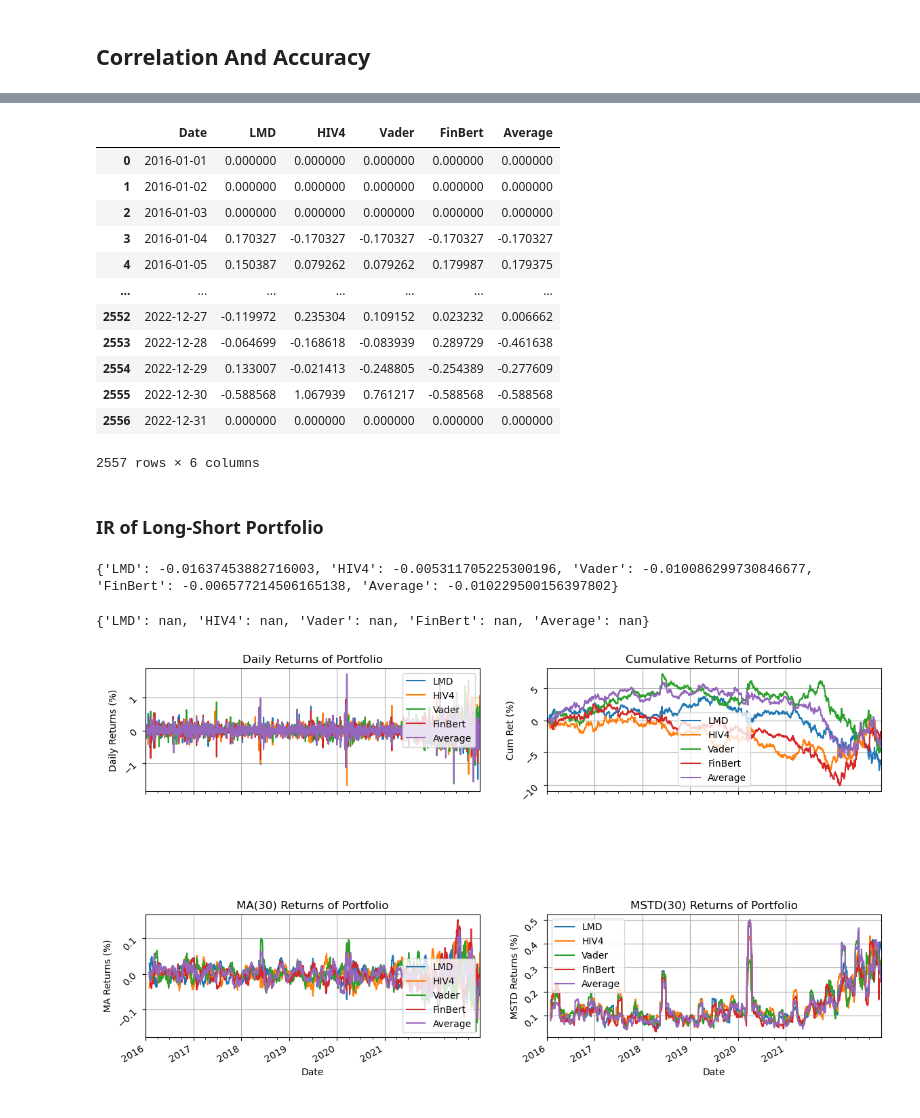
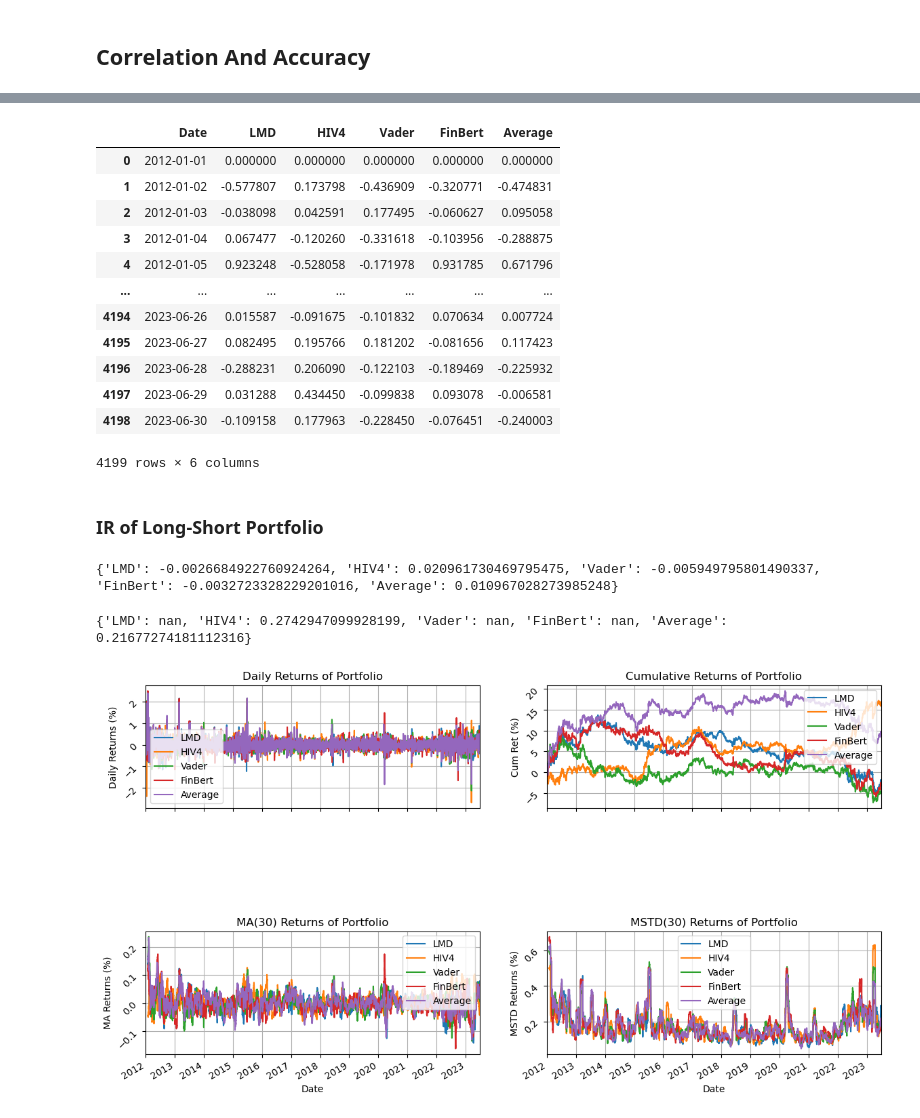
Before and after one commit to whshw/ContextualSentimentInvestmentTool, a Jupyter notebook: Part 4 PortfolioConstruction/PortfolioConstruction_baseline.ipynb, the cells around one changed output, grey strips where cells are left out. Drawn from its saved outputs; the diff is of its cells as text; code cells hidden in the pictures.

```diff
--- a/Part 4 PortfolioConstruction/PortfolioConstruction_baseline.ipynb
+++ b/Part 4 PortfolioConstruction/PortfolioConstruction_baseline.ipynb
@@ -5,16 +5,18 @@ import matplotlib.pyplot as plt
 import portfolio_construction_functions as pc
 # %%
 # 导入情感数据
-path_Reuter = '../Data/Sentiment_Scores/Merged Sentiment Reuters.csv'
+path_Reuters = '../Data/Sentiment_Scores/Merged Sentiment Reuters.csv'
 path_MW = '../Data/Sentiment_Scores/Merged Sentiment MW.csv'
 path_CNN = '../Data/Sentiment_Scores/Merged Sentiment CNN.csv'
+path_TG = '../Data/Sentiment_Scores/Merged Sentiment TG.csv'
 
-df_Reuters_sentiment = pd.read_csv(path_Reuter)
+df_Reuters_sentiment = pd.read_csv(path_Reuters)
 df_MW_sentiment = pd.read_csv(path_MW)
 df_CNN_sentiment = pd.read_csv(path_CNN)
+df_TG_sentiment = pd.read_csv(path_TG)
 
 # 拼接两个网站的情感分数
-df_sentiment = [df_MW_sentiment, df_Reuters_sentiment, df_CNN_sentiment]
+df_sentiment = [df_MW_sentiment, df_Reuters_sentiment, df_CNN_sentiment, df_TG_sentiment]
 # df_sentiment = [df_MW_sentiment]
 # df_sentiment = [df_Reuters_sentiment]
 df_sentiment = pd.concat(df_sentiment)
@@ -40,6 +42,6 @@ df_sentiment.head()
 # %%
 # 导入收益率数据
-df_return = pd.read_csv('../Data/daily_return.csv')
+df_return = pd.read_csv('../Data/daily_return_modified.csv')
 
 # 展示数据
 df_return.head()
@@ -61,7 +63,7 @@ df_sentiment['Date'] = pd.to_datetime(df_sentiment['Date'], format='%Y-%m-%d')
 df_return['Date'] = pd.to_datetime(df_return['Date'], format='%Y-%m-%d')
 
 # 生成日期范围
-all_dates = pd.date_range(start='2016-01-01', end='2022-12-31').tolist()
+all_dates = pd.date_range(start='2012-01-01', end='2023-06-30').tolist()
 df_return = df_return[df_return['Date'].isin(all_dates)]
 df_sentiment = df_sentiment[df_sentiment['Date'].isin(all_dates)]
 
@@ -152,33 +154,33 @@ new_portfolio_25.rename(columns={'index': 'Date'}, inplace=True)
 new_portfolio_25
 # %% [output]
 |  | Date | LMD | HIV4 | Vader | FinBert | Average |
-| 0 | 2016-01-01 | 0.000000 | 0.000000 | 0.000000 | 0.000000 | 0.000000 |
-| 1 | 2016-01-02 | 0.000000 | 0.000000 | 0.000000 | 0.000000 | 0.000000 |
-| 2 | 2016-01-03 | 0.000000 | 0.000000 | 0.000000 | 0.000000 | 0.000000 |
-| 3 | 2016-01-04 | 0.170327 | -0.170327 | -0.170327 | -0.170327 | -0.170327 |
-| 4 | 2016-01-05 | 0.150387 | 0.079262 | 0.079262 | 0.179987 | 0.179375 |
+| 0 | 2012-01-01 | 0.000000 | 0.000000 | 0.000000 | 0.000000 | 0.000000 |
+| 1 | 2012-01-02 | -0.577807 | 0.173798 | -0.436909 | -0.320771 | -0.474831 |
+| 2 | 2012-01-03 | -0.038098 | 0.042591 | 0.177495 | -0.060627 | 0.095058 |
+| 3 | 2012-01-04 | 0.067477 | -0.120260 | -0.331618 | -0.103956 | -0.288875 |
+| 4 | 2012-01-05 | 0.923248 | -0.528058 | -0.171978 | 0.931785 | 0.671796 |
 | ... | ... | ... | ... | ... | ... | ... |
-| 2552 | 2022-12-27 | -0.119972 | 0.235304 | 0.109152 | 0.023232 | 0.006662 |
-| 2553 | 2022-12-28 | -0.064699 | -0.168618 | -0.083939 | 0.289729 | -0.461638 |
-| 2554 | 2022-12-29 | 0.133007 | -0.021413 | -0.248805 | -0.254389 | -0.277609 |
-| 2555 | 2022-12-30 | -0.588568 | 1.067939 | 0.761217 | -0.588568 | -0.588568 |
-| 2556 | 2022-12-31 | 0.000000 | 0.000000 | 0.000000 | 0.000000 | 0.000000 |
+| 4194 | 2023-06-26 | 0.015587 | -0.091675 | -0.101832 | 0.070634 | 0.007724 |
+| 4195 | 2023-06-27 | 0.082495 | 0.195766 | 0.181202 | -0.081656 | 0.117423 |
+| 4196 | 2023-06-28 | -0.288231 | 0.206090 | -0.122103 | -0.189469 | -0.225932 |
+| 4197 | 2023-06-29 | 0.031288 | 0.434450 | -0.099838 | 0.093078 | -0.006581 |
+| 4198 | 2023-06-30 | -0.109158 | 0.177963 | -0.228450 | -0.076451 | -0.240003 |
-2557 rows × 6 columns
+4199 rows × 6 columns
 # %% [markdown]
 ### IR of Long-Short Portfolio
 # %%
 IR_values = pc.compute_information_ratio(new_portfolio_25, strategies)
 print(IR_values)
 # %% [output]
-{'LMD': -0.01637453882716003, 'HIV4': -0.005311705225300196, 'Vader': -0.010086299730846677, 'FinBert': -0.006577214506165138, 'Average': -0.010229500156397802}
+{'LMD': -0.0026684922760924264, 'HIV4': 0.020961730469795475, 'Vader': -0.005949795801490337, 'FinBert': -0.0032723328229201016, 'Average': 0.010967028273985248}
 # %%
 # 计算年化收益率
 annualized_ret = pc.compute_annualized_return(new_portfolio_25, strategies)
 print(annualized_ret)
 # %% [output]
-{'LMD': nan, 'HIV4': nan, 'Vader': nan, 'FinBert': nan, 'Average': nan}
+{'LMD': nan, 'HIV4': 0.2742947099928199, 'Vader': nan, 'FinBert': nan, 'Average': 0.21677274181112316}
 # %%
-pc.plot_portfolio_summary(new_portfolio_25, start_date='2016-01-01', end_date='2022-12-31')
+pc.plot_portfolio_summary(new_portfolio_25, start_date='2012-01-01', end_date='2023-06-30')
 plt.show()
 # %% [output]
-[figure, old version]
+[figure, new version]
```
Also changed, not shown: parts of 12 cells of this notebook, 4 other files.
